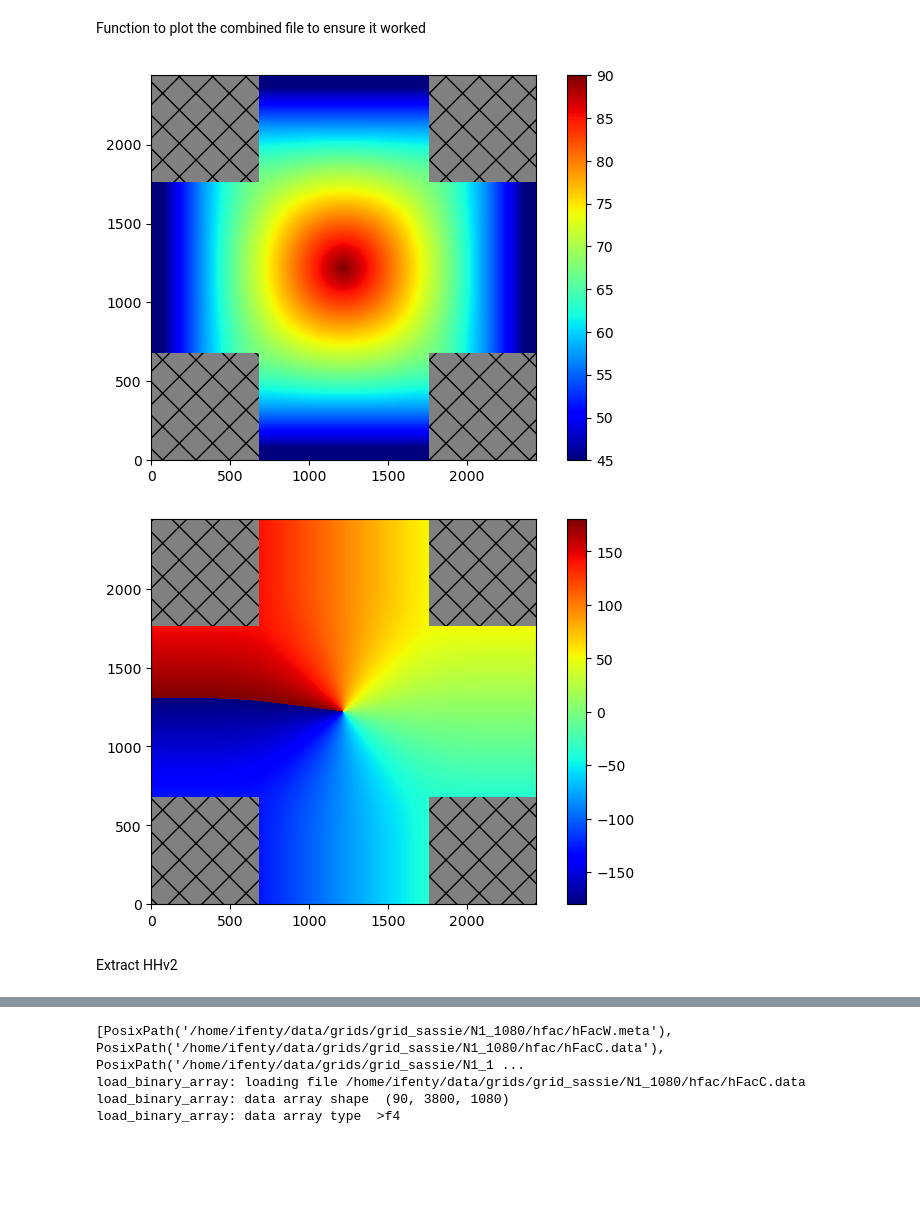
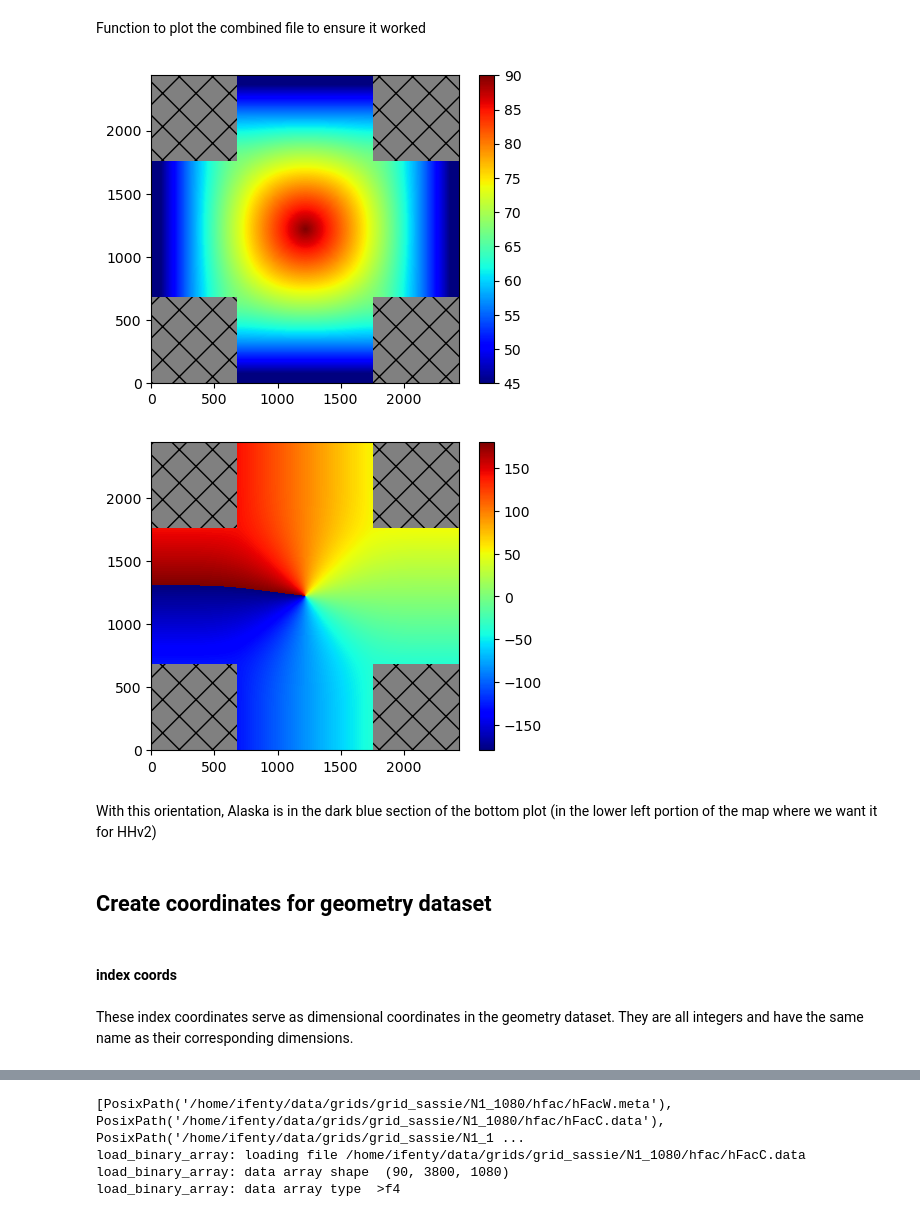
Before and after one commit to ifenty/SASSIE_downscale_ecco_v5, a Jupyter notebook: 02_make geometry ds.ipynb, the cells around one changed output, grey strips where cells are left out. Drawn from its saved outputs; the diff is of its cells as text; code cells hidden in the pictures; blank space fills up the shorter version.

Commit message:
progressed on geometry file and 3D variable fields

```diff
--- a/02_make geometry ds.ipynb
+++ b/02_make geometry ds.ipynb
@@ -185,12 +211,18 @@ def plot_sassie_N1_faces_combined(face_arr, num_rotations=2,\
 
     return axs, tmp, h
 # %%
-plt.figure(figsize=[8,5]);
+plt.figure(figsize=[5,4]);
 tmpA = plot_sassie_N1_faces_combined(YC_N1_faces,vmin=45,vmax=90);
-plt.figure(figsize=[8,5]);
+plt.figure(figsize=[5,4]);
 tmpB = plot_sassie_N1_faces_combined(XC_N1_faces,vmin=-180,vmax=180);
 # %% [output]
-[figure, old version]
+[figure, new version]
-[figure, old version]
+[figure, new version]
-# %% [markdown]
-Extract HHv2
+# %% [markdown]
+With this orientation, Alaska is in the dark blue section of the bottom plot (in the lower left portion of the map where we want it for HHv2)
+# %% [markdown]
+## Create coordinates for geometry dataset
+# %% [markdown]
+#### index coords
+# %% [markdown]
+These index coordinates serve as dimensional coordinates in the geometry dataset. They are all integers and have the same name as their corresponding dimensions.
```
Also changed, not shown: parts of 54 cells of this notebook, 1 other file.
